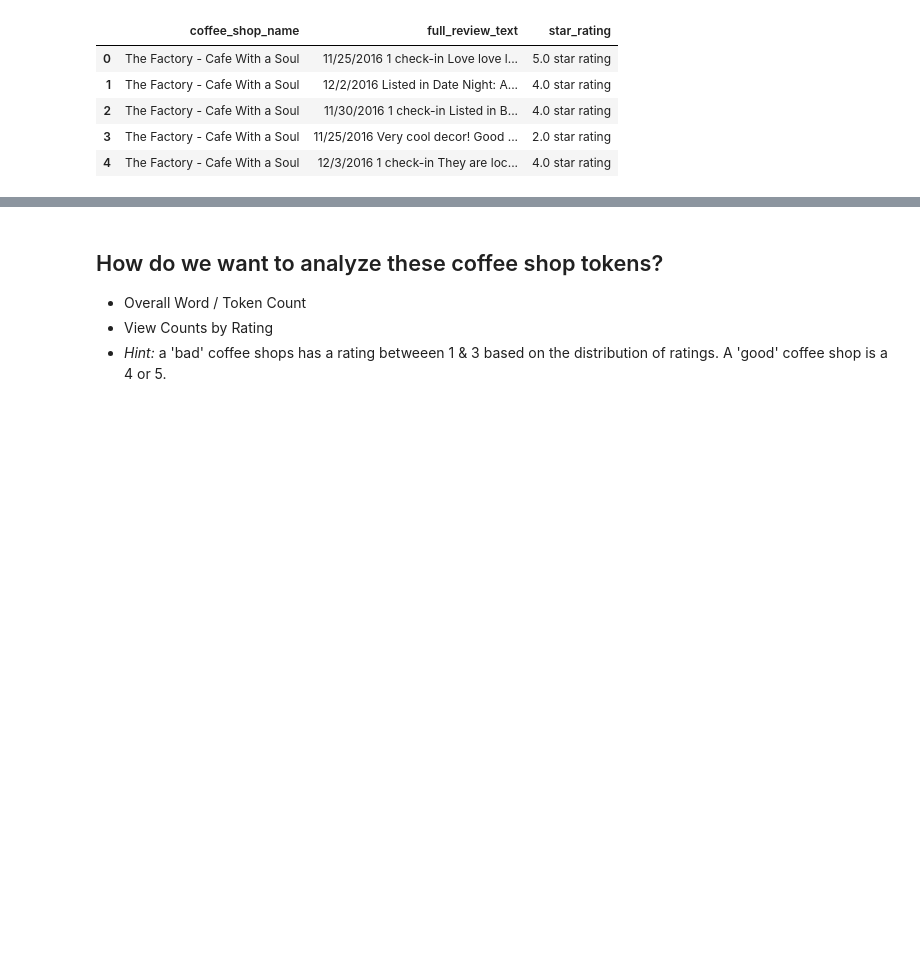
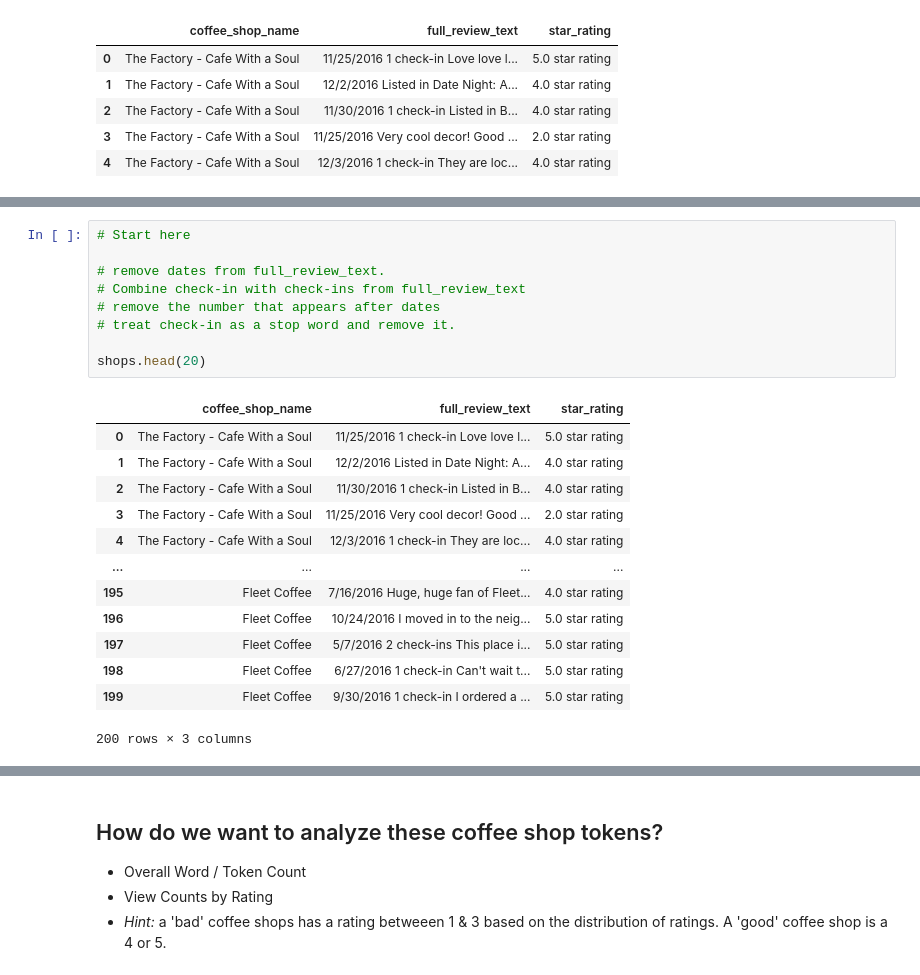
Before and after one commit to EvidenceN/Unit4_Lamda_DS, a Jupyter notebook: module1-text-data/Answers_Unit4_Week1_Day1.ipynb, the cells around one changed output, grey strips where cells are left out. Cells and saved outputs as stored; diff of their text form; blank space fills up the shorter version.

```diff
--- a/module1-text-data/Answers_Unit4_Week1_Day1.ipynb
+++ b/module1-text-data/Answers_Unit4_Week1_Day1.ipynb
@@ -41,0 +72,23 @@ shops.head()
+# %%
+# Start here
+
+# remove dates from full_review_text.
+# Combine check-in with check-ins from full_review_text
+# remove the number that appears after dates
+# treat check-in as a stop word and remove it.
+
+shops.head(20)
+# %% [output]
+|  | coffee_shop_name | full_review_text | star_rating |
+| 0 | The Factory - Cafe With a Soul | 11/25/2016 1 check-in Love love l... | 5.0 star rating |
+| 1 | The Factory - Cafe With a Soul | 12/2/2016 Listed in Date Night: A... | 4.0 star rating |
+| 2 | The Factory - Cafe With a Soul | 11/30/2016 1 check-in Listed in B... | 4.0 star rating |
+| 3 | The Factory - Cafe With a Soul | 11/25/2016 Very cool decor! Good ... | 2.0 star rating |
+| 4 | The Factory - Cafe With a Soul | 12/3/2016 1 check-in They are loc... | 4.0 star rating |
+| ... | ... | ... | ... |
+| 195 | Fleet Coffee | 7/16/2016 Huge, huge fan of Fleet... | 4.0 star rating |
+| 196 | Fleet Coffee | 10/24/2016 I moved in to the neig... | 5.0 star rating |
+| 197 | Fleet Coffee | 5/7/2016 2 check-ins This place i... | 5.0 star rating |
+| 198 | Fleet Coffee | 6/27/2016 1 check-in Can't wait t... | 5.0 star rating |
+| 199 | Fleet Coffee | 9/30/2016 1 check-in I ordered a ... | 5.0 star rating |
+200 rows × 3 columns
```
Also changed, not shown: parts of 21 cells of this notebook.
